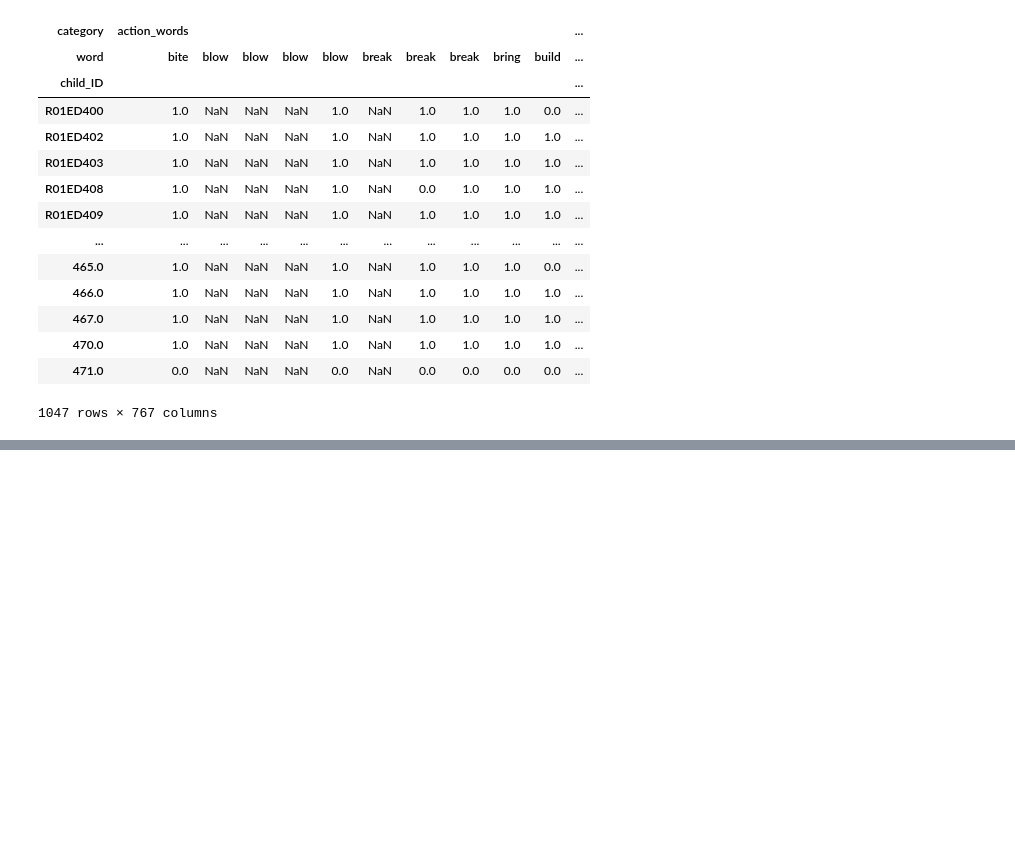
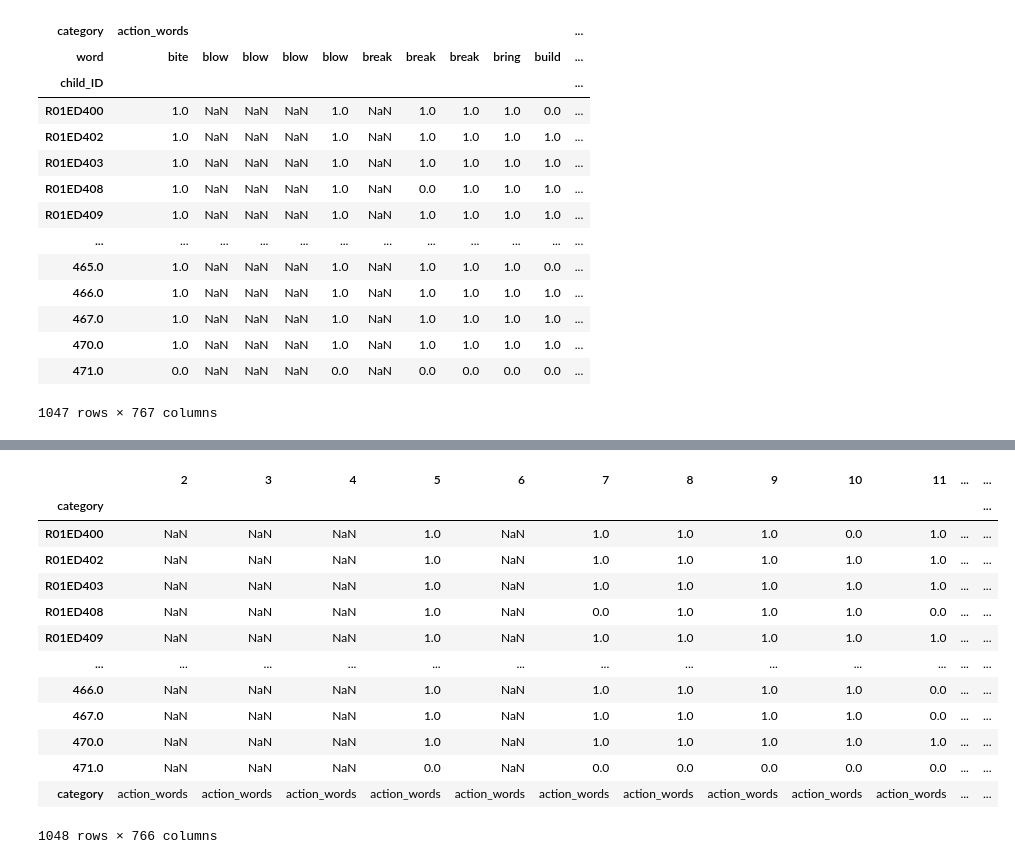
Before and after one commit to ningkko/Bilingualism_ChildASR, a Jupyter notebook: biling_data/by_child_5_lang_analysis.ipynb, the cells around one changed output, grey strips where cells are left out. Drawn from its saved outputs; the diff is of its cells as text; code cells hidden in the pictures; blank space fills up the shorter version.

Commit message:
by child data regularized

```diff
--- a/biling_data/by_child_5_lang_analysis.ipynb
+++ b/biling_data/by_child_5_lang_analysis.ipynb
@@ -197,0 +256,2 @@ individual
+# %%
+individual["bilingual"] = [1]*len(individual)
@@ -197,0 +263,4 @@ individual
+# %%
+individual = pd.read_csv("by_child_by_word.csv").set_index(individual.category)
+individual = individual.transpose().reset_index()
+individual
@@ -197,0 +281,5 @@ individual
+# %%
+individual["category"] = individual["index"].apply(lambda x: x.split(".")[0])
+# %%
+individual = individual.drop(["child_ID"],axis=1)[1:]
+individual
@@ -197,0 +300,18 @@ individual
+# %%
+individual = individual.transpose()
+individual
+# %% [output]
+|  | 2 | 3 | 4 | 5 | 6 | 7 | 8 | 9 | 10 | 11 | ... | ... |
+| category |  |  |  |  |  |  |  |  |  |  |  | ... |
+| R01ED400 | NaN | NaN | NaN | 1.0 | NaN | 1.0 | 1.0 | 1.0 | 0.0 | 1.0 | ... | ... |
+| R01ED402 | NaN | NaN | NaN | 1.0 | NaN | 1.0 | 1.0 | 1.0 | 1.0 | 1.0 | ... | ... |
+| R01ED403 | NaN | NaN | NaN | 1.0 | NaN | 1.0 | 1.0 | 1.0 | 1.0 | 1.0 | ... | ... |
+| R01ED408 | NaN | NaN | NaN | 1.0 | NaN | 0.0 | 1.0 | 1.0 | 1.0 | 0.0 | ... | ... |
+| R01ED409 | NaN | NaN | NaN | 1.0 | NaN | 1.0 | 1.0 | 1.0 | 1.0 | 1.0 | ... | ... |
+| ... | ... | ... | ... | ... | ... | ... | ... | ... | ... | ... | ... | ... |
+| 466.0 | NaN | NaN | NaN | 1.0 | NaN | 1.0 | 1.0 | 1.0 | 1.0 | 0.0 | ... | ... |
+| 467.0 | NaN | NaN | NaN | 1.0 | NaN | 1.0 | 1.0 | 1.0 | 1.0 | 0.0 | ... | ... |
+| 470.0 | NaN | NaN | NaN | 1.0 | NaN | 1.0 | 1.0 | 1.0 | 1.0 | 1.0 | ... | ... |
+| 471.0 | NaN | NaN | NaN | 0.0 | NaN | 0.0 | 0.0 | 0.0 | 0.0 | 0.0 | ... | ... |
+| category | action_words | action_words | action_words | action_words | action_words | action_words | action_words | action_words | action_words | action_words | ... | ... |
+1048 rows × 766 columns
```
Also changed, not shown: parts of 18 cells of this notebook, 4 other files.
